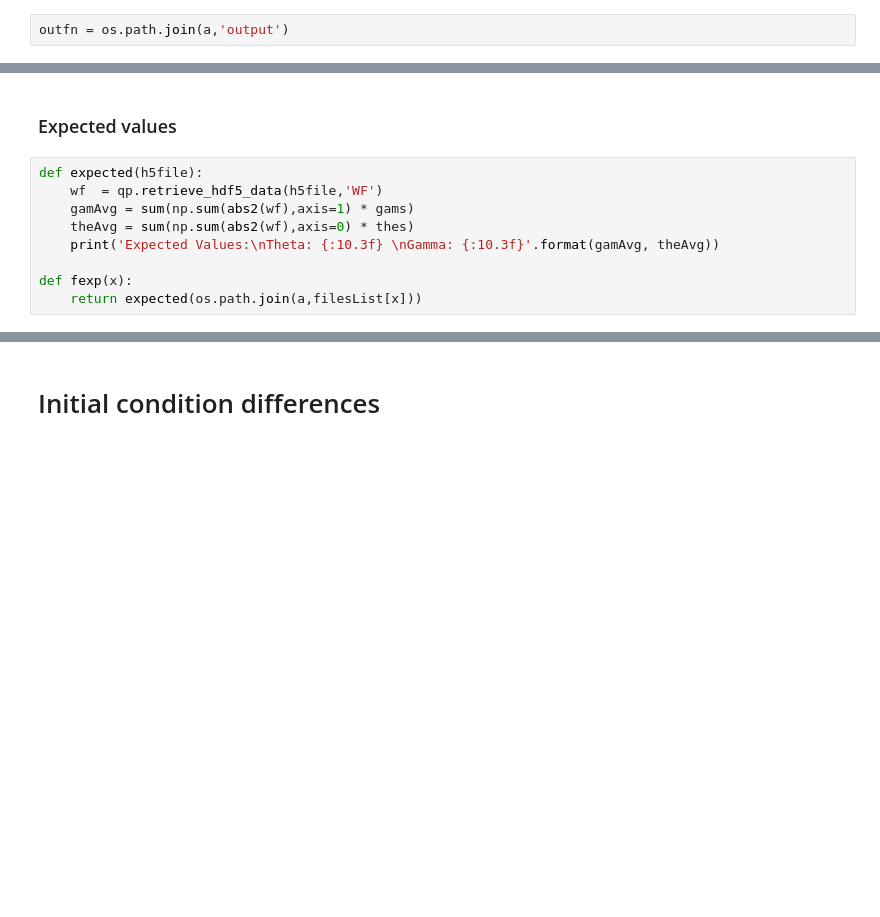
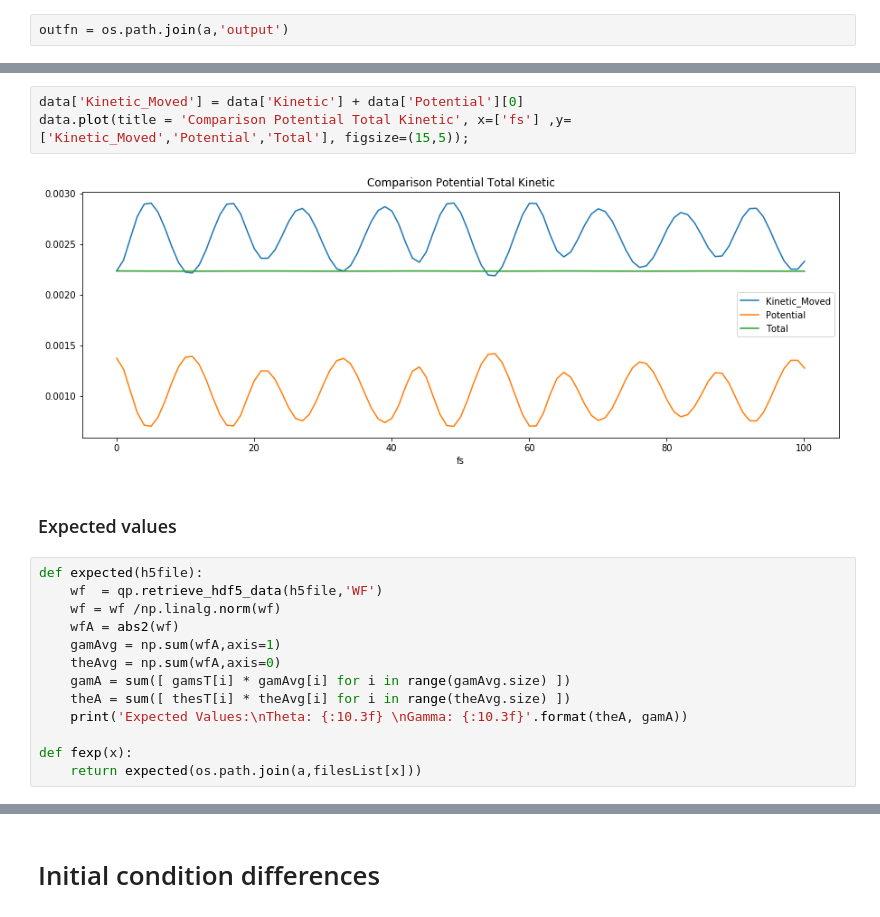
Before and after one commit to acuzzio/GridQuantumPropagator, a Jupyter notebook: Scripts/Heatmaps2d.ipynb, the cells around one changed output, grey strips where cells are left out. Drawn from its saved outputs; the diff is of its cells as text; blank space fills up the shorter version.

```diff
--- a/Scripts/Heatmaps2d.ipynb
+++ b/Scripts/Heatmaps2d.ipynb
@@ -134,11 +150,20 @@ data[4].plot(title = 'Potential', figsize=(15,4));
+# %%
+data['Kinetic_Moved'] = data['Kinetic'] + data['Potential'][0]
+data.plot(title = 'Comparison Potential Total Kinetic', x=['fs'] ,y=['Kinetic_Moved','Potential','Total'], figsize=(15,5));
+# %% [output]
+[figure, added]
 # %% [markdown]
 ### Expected values
 # %%
 def expected(h5file):
     wf  = qp.retrieve_hdf5_data(h5file,'WF')
-    gamAvg = sum(np.sum(abs2(wf),axis=1) * gams)
-    theAvg = sum(np.sum(abs2(wf),axis=0) * thes)
-    print('Expected Values:\nTheta: {:10.3f} \nGamma: {:10.3f}'.format(gamAvg, theAvg))
+    wf = wf /np.linalg.norm(wf)
+    wfA = abs2(wf)
+    gamAvg = np.sum(wfA,axis=1)
+    theAvg = np.sum(wfA,axis=0)
+    gamA = sum([ gamsT[i] * gamAvg[i] for i in range(gamAvg.size) ])
+    theA = sum([ thesT[i] * theAvg[i] for i in range(theAvg.size) ])
+    print('Expected Values:\nTheta: {:10.3f} \nGamma: {:10.3f}'.format(theA, gamA))
 
 def fexp(x):
     return expected(os.path.join(a,filesList[x]))
```
Also changed, not shown: parts of 17 cells of this notebook, 1 other file.
